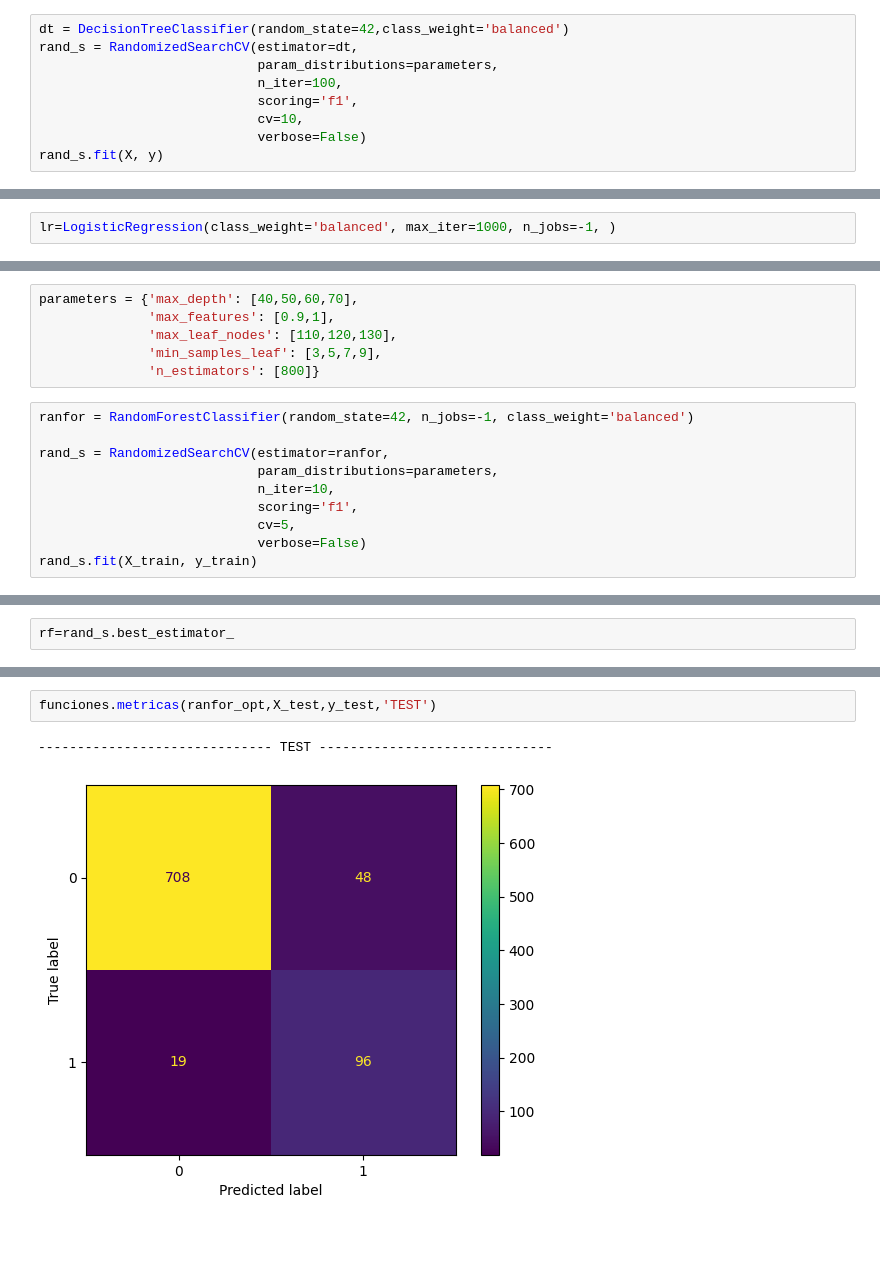
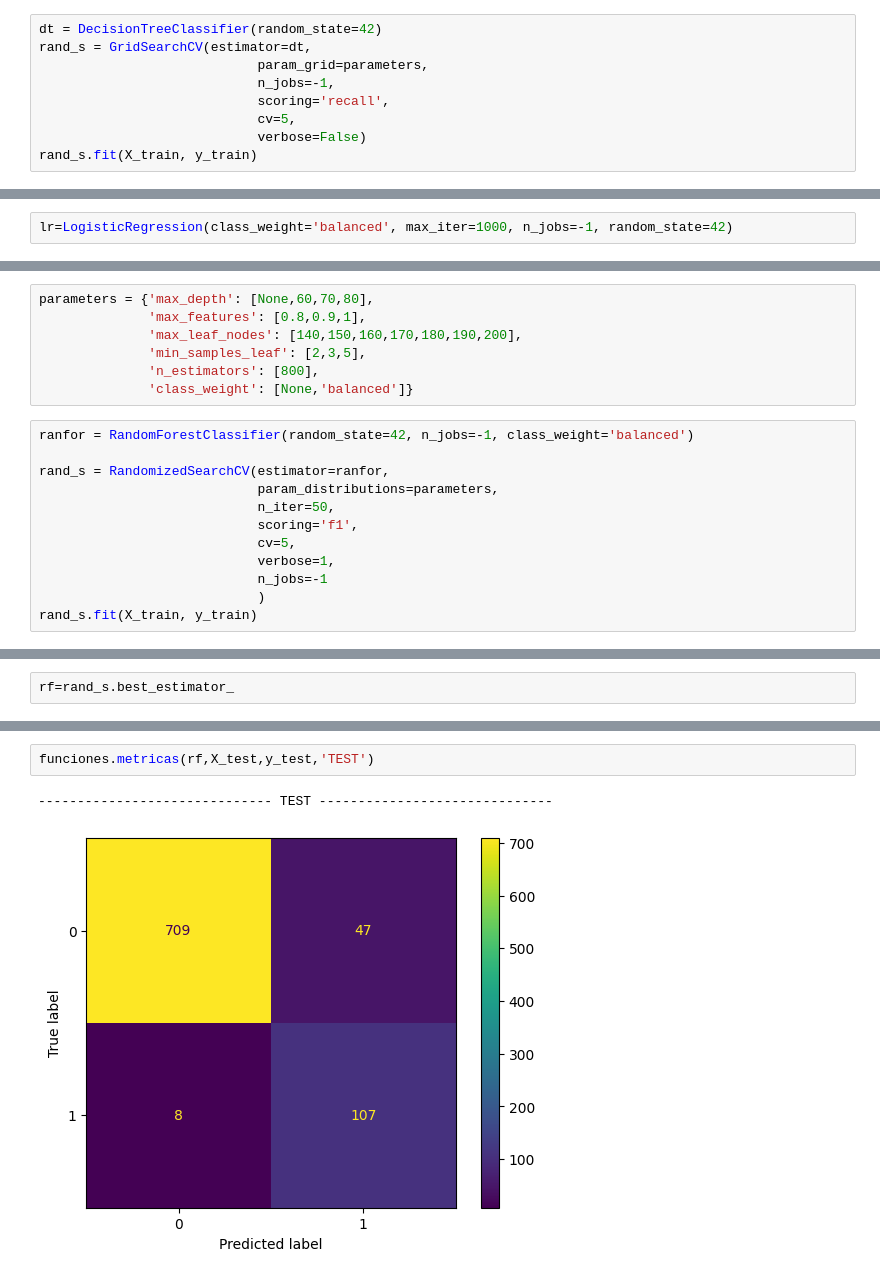
Before and after one commit to AlexanderBedoyaC/prediccion_abandono_empleo, a Jupyter notebook: h. Afinamiento de Hiperparámetros.ipynb, the cells around one changed output, grey strips where cells are left out. Cells and saved outputs as stored; diff of their text form; blank space fills up the shorter version.

```diff
--- a/h. Afinamiento de Hiperparámetros.ipynb
+++ b/h. Afinamiento de Hiperparámetros.ipynb
@@ -44,12 +45,12 @@ parameters = {'max_depth': [2,3,4,5,6,7,8,9,10,11,12,13,14,15,20,25,30,25,30],
 # %% [markdown]
 #### Realizar busqueda
 # %%
-dt = DecisionTreeClassifier(random_state=42,class_weight='balanced')
-rand_s = RandomizedSearchCV(estimator=dt,
-                            param_distributions=parameters,
-                            n_iter=100,
-                            scoring='f1',
-                            cv=10,
+dt = DecisionTreeClassifier(random_state=42)
+rand_s = GridSearchCV(estimator=dt,
+                            param_grid=parameters,
+                            n_jobs=-1,
+                            scoring='recall',
+                            cv=5,
                             verbose=False)
-rand_s.fit(X, y)
+rand_s.fit(X_train, y_train)
 # %% [output]
@@ -142,7 +138,7 @@ Train score:  0.7267508610792193
 # %% [markdown]
 # 3.2 Logistic Regression
 # %%
-lr=LogisticRegression(class_weight='balanced', max_iter=1000, n_jobs=-1, )
+lr=LogisticRegression(class_weight='balanced', max_iter=1000, n_jobs=-1, random_state=42)
 # %%
 lr.fit(X_train,y_train)
 # %% [output]
@@ -191,17 +190,20 @@ Train score:  0.6785304247990815
 # %%
-parameters = {'max_depth': [40,50,60,70],
-              'max_features': [0.9,1],
-              'max_leaf_nodes': [110,120,130],
-              'min_samples_leaf': [3,5,7,9],
-              'n_estimators': [800]}
+parameters = {'max_depth': [None,60,70,80],
+              'max_features': [0.8,0.9,1],
+              'max_leaf_nodes': [140,150,160,170,180,190,200],
+              'min_samples_leaf': [2,3,5],
+              'n_estimators': [800],
+              'class_weight': [None,'balanced']}
 # %%
 ranfor = RandomForestClassifier(random_state=42, n_jobs=-1, class_weight='balanced')
 
 rand_s = RandomizedSearchCV(estimator=ranfor,
                             param_distributions=parameters,
-                            n_iter=10,
+                            n_iter=50,
                             scoring='f1',
                             cv=5,
-                            verbose=False)
+                            verbose=1,
+                            n_jobs=-1
+                            )
 rand_s.fit(X_train, y_train)
 # %% [output]
@@ -256,5 +272,5 @@ Train score:  0.9623779437105112
 # %%
-funciones.metricas(ranfor_opt,X_test,y_test,'TEST')
+funciones.metricas(rf,X_test,y_test,'TEST')
 # %% [output]
 ------------------------------ TEST ------------------------------
-[figure, old version]
+[figure, new version]
```
Also changed, not shown: parts of 31 cells of this notebook, 1 other file.
